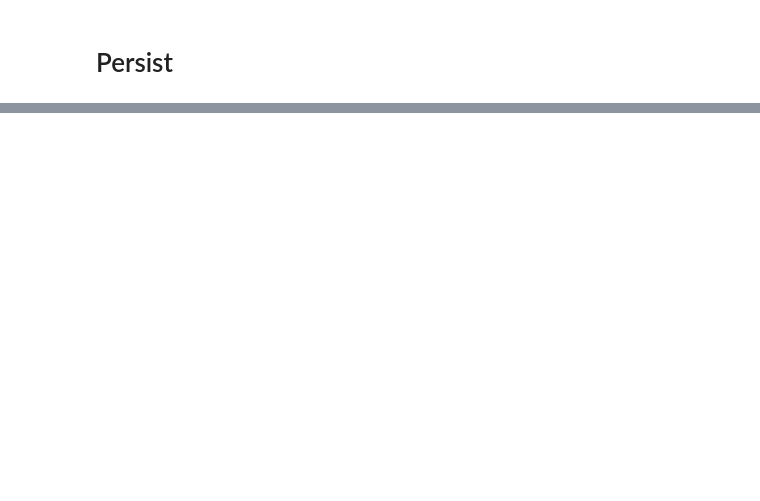
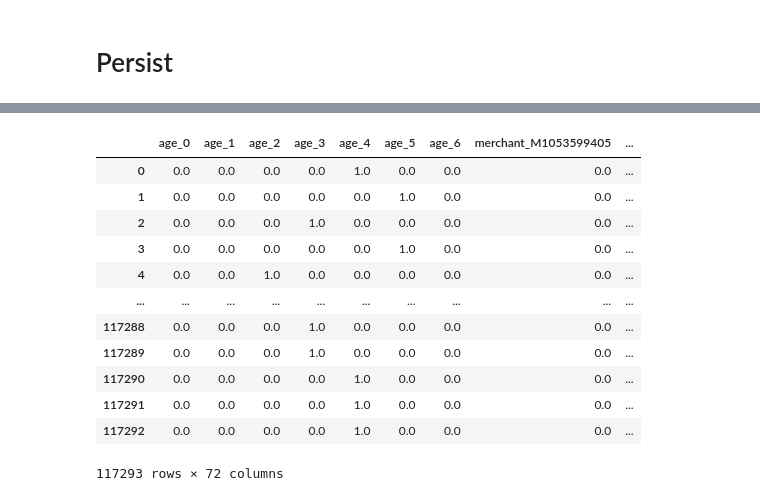
Before and after one commit to dvquy13/banksim, a Jupyter notebook: notebooks/02_preprocess.ipynb, the cells around one changed output, grey strips where cells are left out. Saved outputs shown, nothing was run; the diff lists cells and outputs as text; code cells hidden in the pictures; blank space fills up the shorter version.

```diff
--- a/notebooks/02_preprocess.ipynb
+++ b/notebooks/02_preprocess.ipynb
@@ -102,0 +187,16 @@ test_agg_df.to_csv(OUTPUT_DIR + "/test_agg.csv", index=False)
+# %%
+test_cate_df
+# %% [output]
+|  | age_0 | age_1 | age_2 | age_3 | age_4 | age_5 | age_6 | merchant_M1053599405 | ... |
+| 0 | 0.0 | 0.0 | 0.0 | 0.0 | 1.0 | 0.0 | 0.0 | 0.0 | ... |
+| 1 | 0.0 | 0.0 | 0.0 | 0.0 | 0.0 | 1.0 | 0.0 | 0.0 | ... |
+| 2 | 0.0 | 0.0 | 0.0 | 1.0 | 0.0 | 0.0 | 0.0 | 0.0 | ... |
+| 3 | 0.0 | 0.0 | 0.0 | 0.0 | 0.0 | 1.0 | 0.0 | 0.0 | ... |
+| 4 | 0.0 | 0.0 | 1.0 | 0.0 | 0.0 | 0.0 | 0.0 | 0.0 | ... |
+| ... | ... | ... | ... | ... | ... | ... | ... | ... | ... |
+| 117288 | 0.0 | 0.0 | 0.0 | 1.0 | 0.0 | 0.0 | 0.0 | 0.0 | ... |
+| 117289 | 0.0 | 0.0 | 0.0 | 1.0 | 0.0 | 0.0 | 0.0 | 0.0 | ... |
+| 117290 | 0.0 | 0.0 | 0.0 | 0.0 | 1.0 | 0.0 | 0.0 | 0.0 | ... |
+| 117291 | 0.0 | 0.0 | 0.0 | 0.0 | 1.0 | 0.0 | 0.0 | 0.0 | ... |
+| 117292 | 0.0 | 0.0 | 0.0 | 0.0 | 1.0 | 0.0 | 0.0 | 0.0 | ... |
+117293 rows × 72 columns
```
Also changed, not shown: parts of 20 cells of this notebook, 2 other files.
